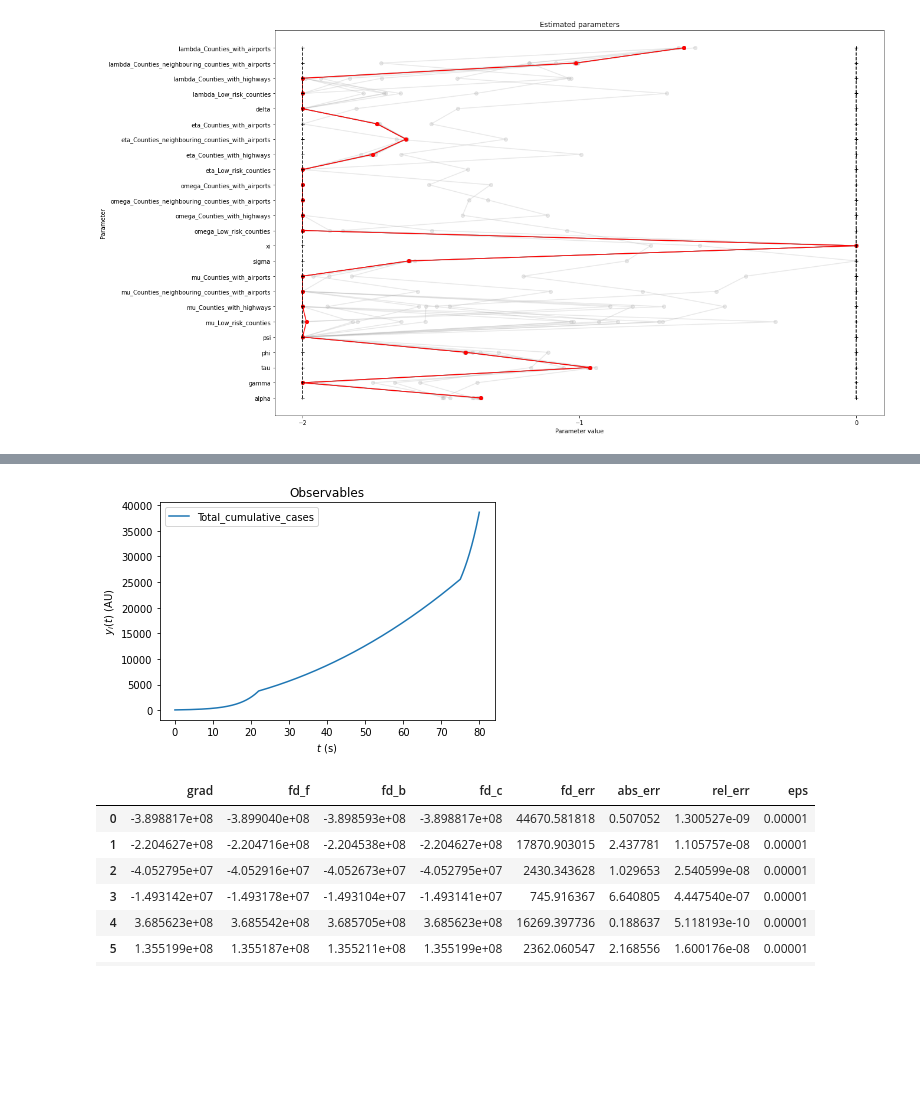
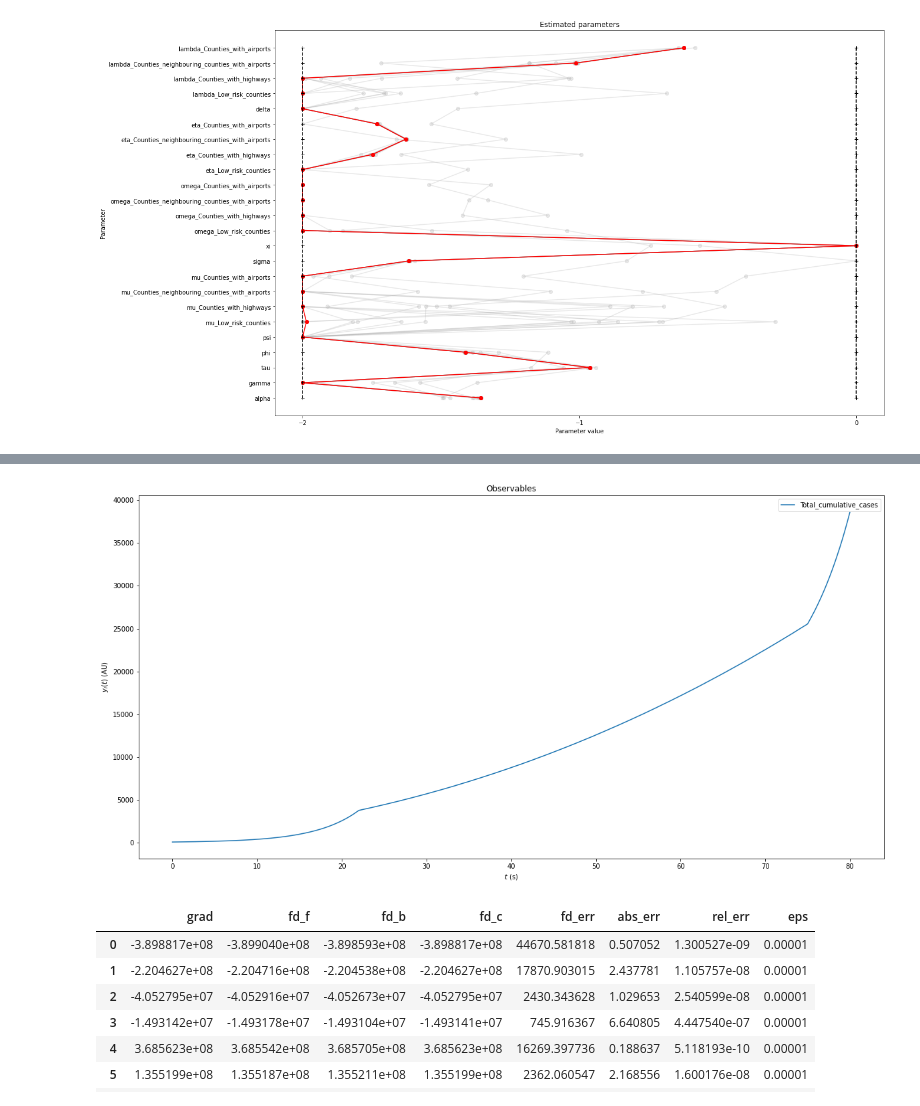
Before and after one commit to m-philipps/petab_timecourse, a Jupyter notebook: doc/examples/Cuadros.ipynb, the cells around one changed output, grey strips where cells are left out. Drawn from its saved outputs; the diff is of its cells as text; code cells hidden in the pictures; blank space fills up the shorter version.

```diff
--- a/doc/examples/Cuadros.ipynb
+++ b/doc/examples/Cuadros.ipynb
@@ -261,35 +251,35 @@ for start in pypesto_result.optimize_result.list:
 for start in pypesto_result.optimize_result.list[:1]:
     observable_indices=[pypesto_problem.objective.amici_model.getObservableIds().index('observable_Total_cumulative_cases')]
     par_dict = pypesto_problem.objective.par_arr_to_dct(np.power(10, start['x']))
     ignored_pars = set(par_dict.keys()).difference(pypesto_problem.objective.amici_model.getParameterIds())
     pypesto_problem.objective.amici_model.setParameterById({
         k: v
         for k, v in par_dict.items()
         if k not in ignored_pars
     })
     #pypesto_problem.objective.amici_model.setParameters(
     #    np.power(10, start['x']),
     #)
     #solver = model.getSolver()
     pypesto_problem.objective.amici_model.setTimepoints(np.linspace(0, 80, 801))
     rdata = amici.runAmiciSimulation(
         pypesto_problem.objective.amici_model,
         pypesto_problem.objective.amici_solver,
     )
 
     #plotStateTrajectories(rdata, model=pypesto_problem.objective.amici_model)
-    fig, ax = plt.subplots()
+    fig, ax = plt.subplots(figsize=(20,10))
     plotObservableTrajectories(
         rdata,
         model=pypesto_problem.objective.amici_model,
         observable_indices=observable_indices,
         ax=ax,
     )
     #ax.set_yscale('log')
     #plt.plot(t, [get_expected_x(t_i) for t_i in t])
     plt.show()
 # %% [output]
-[figure, old version]
+[figure, new version]
 # %%
 pypesto_problem.objective.check_grad_multi_eps(x=petab_problem.x_nominal_free)
 # %% [output]
```
Also changed, not shown: parts of 1 cell of this notebook.
